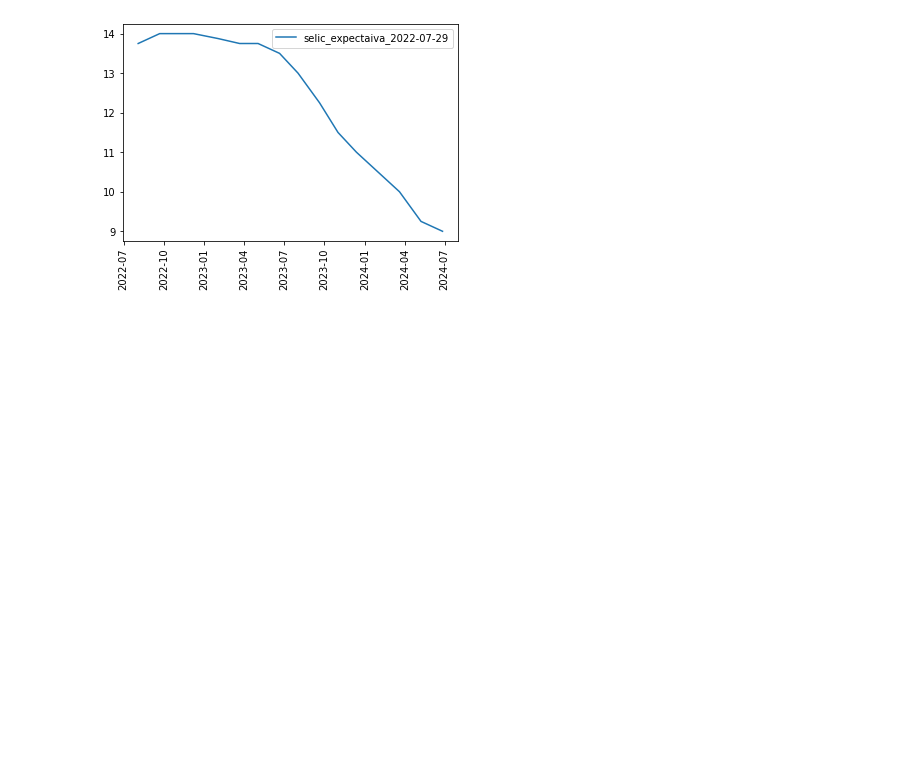
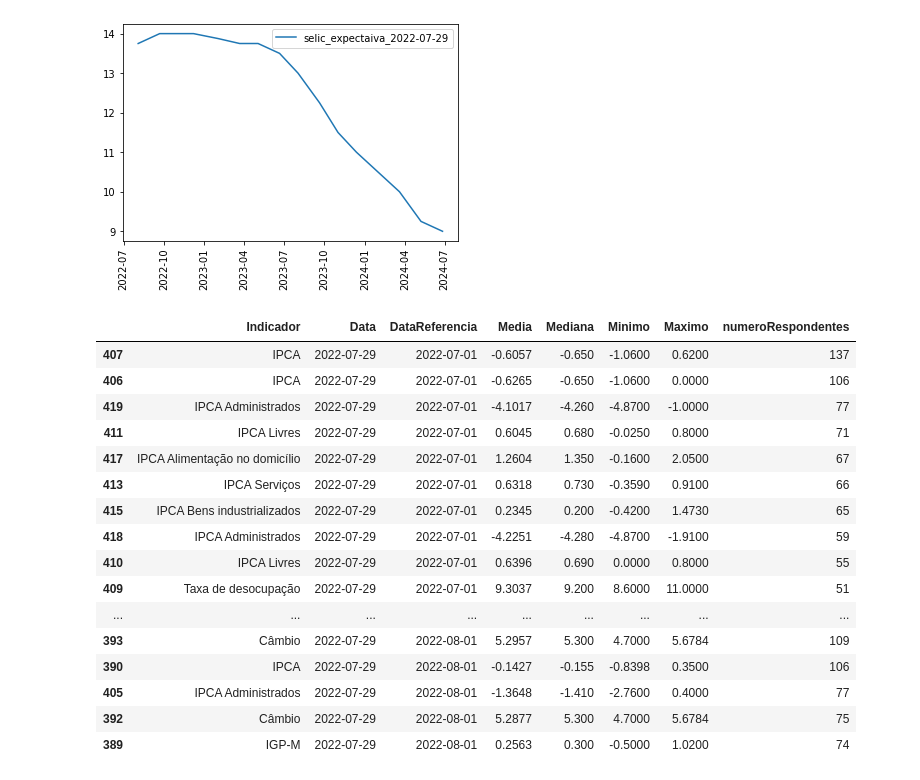
Before and after one commit to nobru01/BcB_Forcast, a Jupyter notebook: filtros.ipynb, the cells around one changed output. Saved outputs shown, nothing was run; the diff lists cells and outputs as text; code cells hidden in the pictures; blank space fills up the shorter version.

```diff
--- a/filtros.ipynb
+++ b/filtros.ipynb
@@ -90,3 +90,32 @@ plt.legend()
 plt.show()
 # %% [output]
 [figure]
+# %%
+df_monthly=pd.read_csv('./output/monthly_data_df.csv')
+df_monthly=df_monthly.drop(columns=['Unnamed: 0'])
+# Parses
+df_monthly['Data']=df_monthly.apply(lambda x: datetime.datetime.strptime(x.Data,'%Y-%m-%d').date(),axis=1)
+df_monthly['DataReferencia']=df_monthly.apply(lambda x: datetime.datetime.strptime(x.DataReferencia,'%m/%Y').date(),axis=1)
+
+
+df_monthly=df_monthly.sort_values(by=['Data','DataReferencia','numeroRespondentes'],ascending=[False,True,False])
+# df_monthly=df_selic[df_selic['baseCalculo']==1]           # não sei qual é a diferença da base de cálculo.
+df_monthly.head(20)
+# %% [output]
+|  | Indicador | Data | DataReferencia | Media | Mediana | Minimo | Maximo | numeroRespondentes |
+| 407 | IPCA | 2022-07-29 | 2022-07-01 | -0.6057 | -0.650 | -1.0600 | 0.6200 | 137 |
+| 406 | IPCA | 2022-07-29 | 2022-07-01 | -0.6265 | -0.650 | -1.0600 | 0.0000 | 106 |
+| 419 | IPCA Administrados | 2022-07-29 | 2022-07-01 | -4.1017 | -4.260 | -4.8700 | -1.0000 | 77 |
+| 411 | IPCA Livres | 2022-07-29 | 2022-07-01 | 0.6045 | 0.680 | -0.0250 | 0.8000 | 71 |
+| 417 | IPCA Alimentação no domicílio | 2022-07-29 | 2022-07-01 | 1.2604 | 1.350 | -0.1600 | 2.0500 | 67 |
+| 413 | IPCA Serviços | 2022-07-29 | 2022-07-01 | 0.6318 | 0.730 | -0.3590 | 0.9100 | 66 |
+| 415 | IPCA Bens industrializados | 2022-07-29 | 2022-07-01 | 0.2345 | 0.200 | -0.4200 | 1.4730 | 65 |
+| 418 | IPCA Administrados | 2022-07-29 | 2022-07-01 | -4.2251 | -4.280 | -4.8700 | -1.9100 | 59 |
+| 410 | IPCA Livres | 2022-07-29 | 2022-07-01 | 0.6396 | 0.690 | 0.0000 | 0.8000 | 55 |
+| 409 | Taxa de desocupação | 2022-07-29 | 2022-07-01 | 9.3037 | 9.200 | 8.6000 | 11.0000 | 51 |
+| ... | ... | ... | ... | ... | ... | ... | ... | ... |
+| 393 | Câmbio | 2022-07-29 | 2022-08-01 | 5.2957 | 5.300 | 4.7000 | 5.6784 | 109 |
+| 390 | IPCA | 2022-07-29 | 2022-08-01 | -0.1427 | -0.155 | -0.8398 | 0.3500 | 106 |
+| 405 | IPCA Administrados | 2022-07-29 | 2022-08-01 | -1.3648 | -1.410 | -2.7600 | 0.4000 | 77 |
+| 392 | Câmbio | 2022-07-29 | 2022-08-01 | 5.2877 | 5.300 | 4.7000 | 5.6784 | 75 |
+| 389 | IGP-M | 2022-07-29 | 2022-08-01 | 0.2563 | 0.300 | -0.5000 | 1.0200 | 74 |
```
Also changed, not shown: parts of 2 cells of this notebook, 1 other file.
